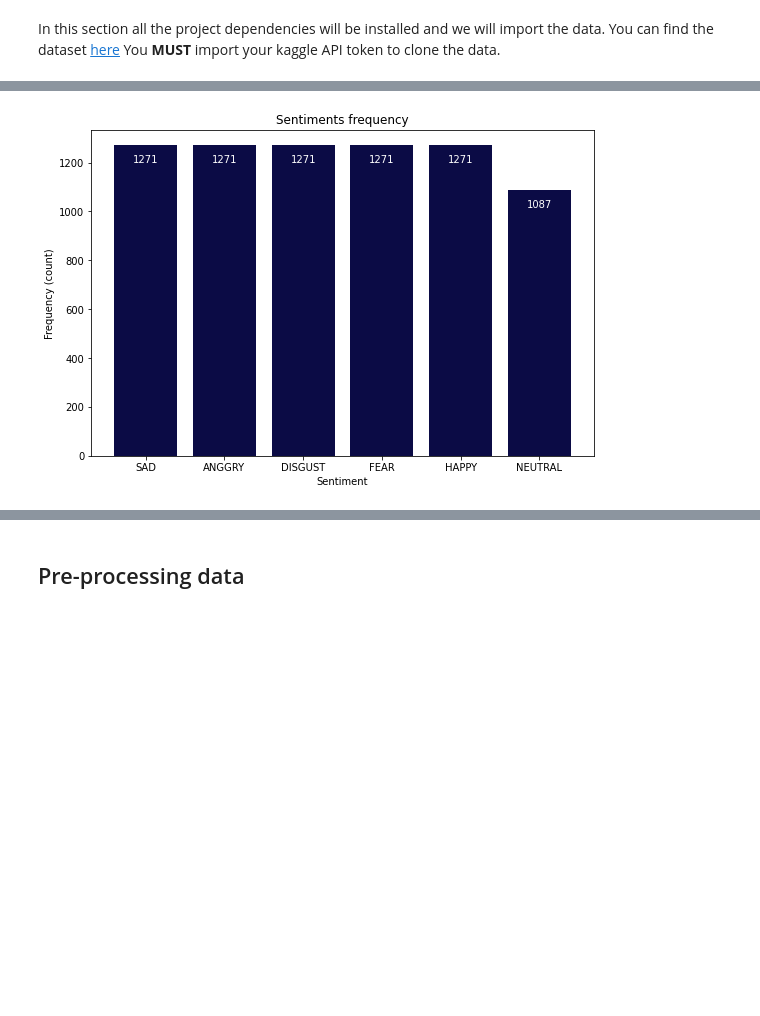
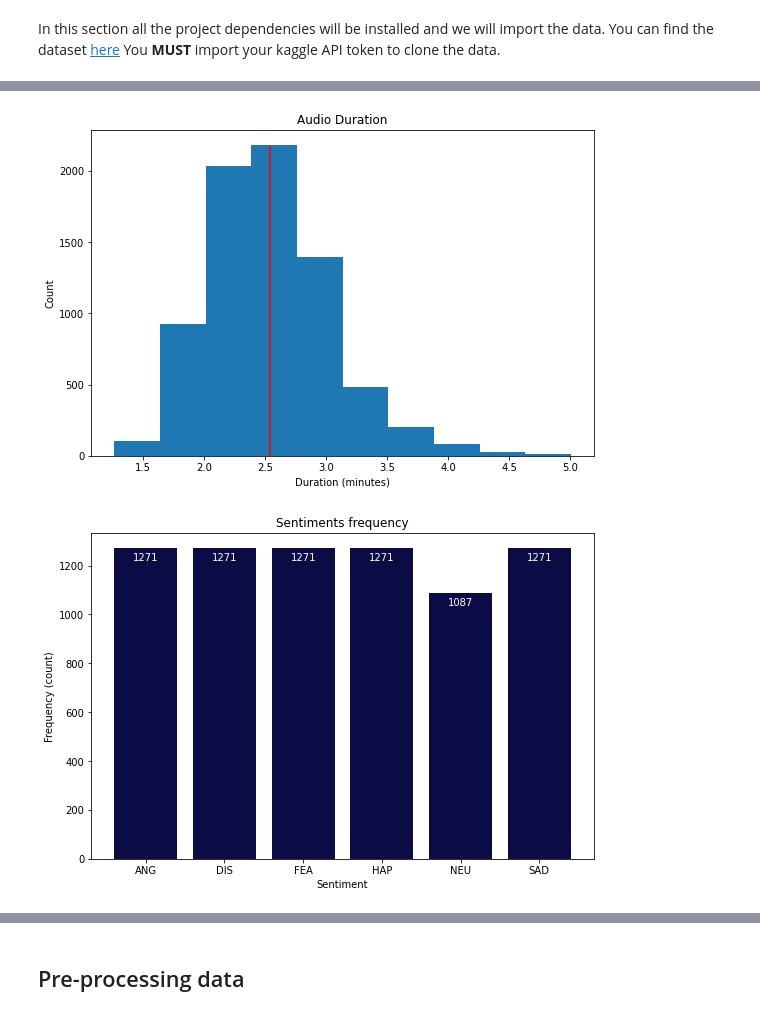
Before and after one commit to AmrMomtaz/Speech-Emotion-Recognition, a Jupyter notebook: Speech_Emotion_Recognition.ipynb, the cells around one changed output, grey strips where cells are left out. Saved outputs shown, nothing was run; the diff lists cells and outputs as text; code cells hidden in the pictures; blank space fills up the shorter version.

```diff
--- a/Speech_Emotion_Recognition.ipynb
+++ b/Speech_Emotion_Recognition.ipynb
@@ -45,16 +68,45 @@ y = [len(sad_audio_path),len(angry_audio_path),len(disgust_audio_path),
+# %%
+# Spliting and shuffling data
+ANG,DIS,FEA,HAP,NEU,SAD = [],[],[],[],[],[]
+sentiment_dict = {'ANG':ANG,'DIS':DIS,'FEA':FEA,'HAP':HAP,
+                  'NEU':NEU,'SAD':SAD}
+for label , frame in audio_df.groupby('Label'):
+  sentiment_dict[label].append(list(frame.Path.values))
+ANG,DIS,FEA,HAP,NEU,SAD = ANG[0],DIS[0],FEA[0],HAP[0],NEU[0],SAD[0]
+random.shuffle(ANG)
+random.shuffle(DIS)
+random.shuffle(FEA)
+random.shuffle(HAP)
+random.shuffle(NEU)
+random.shuffle(SAD)
 # %%
 #@title
+# Duration histogram
+plt.figure(figsize=FIG_SIZE)
+plt.title('Audio Duration')
+plt.xlabel('Duration (minutes)')
+plt.ylabel('Count')
+plt.vlines(audio_df.Duration.mean(),0,2180,color = 'red')
+plt.hist(audio_df['Duration'])
+plt.show()
+print('')
+# Sentiments Bar chart
+x,y = list(),list()
+for group,frame in audio_df.groupby('Label'):
+  x.append(group)
+  y.append(len(frame))
 plt.figure(figsize=FIG_SIZE)
 plt.bar(x,y,color = (0.043,0.043,0.27))
-plt.text(plt.xticks()[0][0],len(sad_audio_path)-70,len(sad_audio_path), ha = 'center' , color = 'white')
-plt.text(plt.xticks()[0][1],len(angry_audio_path)-70,len(angry_audio_path), ha = 'center' , color = 'white')
-plt.text(plt.xticks()[0][2],len(disgust_audio_path)-70,len(disgust_audio_path), ha = 'center' , color = 'white')
-plt.text(plt.xticks()[0][3],len(fear_audio_path)-70,len(fear_audio_path), ha = 'center' , color = 'white')
-plt.text(plt.xticks()[0][4],len(happy_audio_path)-70,len(happy_audio_path), ha = 'center' , color = 'white')
-plt.text(plt.xticks()[0][5],len(neutral_audio_path)-70,len(neutral_audio_path), ha = 'center' , color = 'white')
+plt.text(plt.xticks()[0][0],y[0]-50,y[0], ha = 'center' , color = 'white')
+plt.text(plt.xticks()[0][1],y[1]-50,y[1], ha = 'center' , color = 'white')
+plt.text(plt.xticks()[0][2],y[2]-50,y[2], ha = 'center' , color = 'white')
+plt.text(plt.xticks()[0][3],y[3]-50,y[3], ha = 'center' , color = 'white')
+plt.text(plt.xticks()[0][4],y[4]-50,y[4], ha = 'center' , color = 'white')
+plt.text(plt.xticks()[0][5],y[5]-50,y[5], ha = 'center' , color = 'white')
 plt.xlabel('Sentiment')
 plt.ylabel('Frequency (count)')
 plt.title('Sentiments frequency');
 # %% [output]
-[figure, old version]
+[figure, new version]
+[figure, added]
 # %%
```
Also changed, not shown: parts of 13 cells of this notebook.
